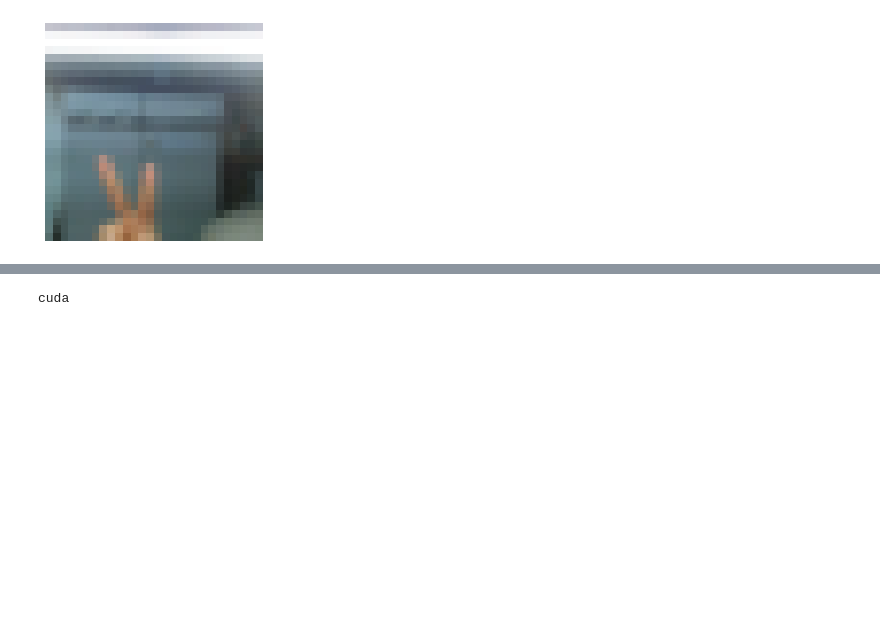
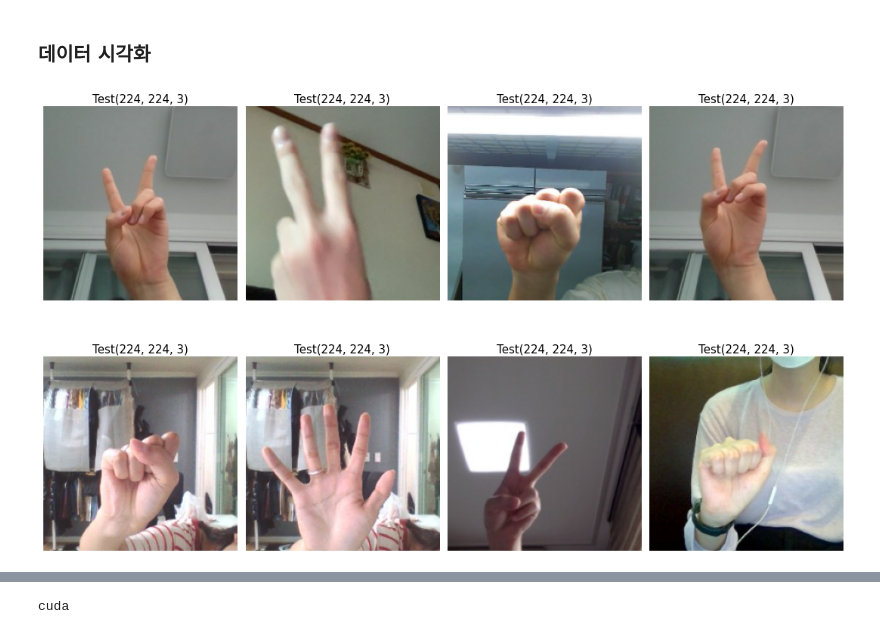
Before and after one commit to gjustin40/AIFFEL-Project, a Jupyter notebook: Mini-Project/Mini-Project01/EX01-Rock_Scissor_Paper(Pytorch).ipynb, the cells around one changed output, grey strips where cells are left out. Drawn from its saved outputs; the diff is of its cells as text; code cells hidden in the pictures; blank space fills up the shorter version.

```diff
--- a/Mini-Project/Mini-Project01/EX01-Rock_Scissor_Paper(Pytorch).ipynb
+++ b/Mini-Project/Mini-Project01/EX01-Rock_Scissor_Paper(Pytorch).ipynb
@@ -88,6 +101,0 @@ plt.show()
-# %%
-train_dir = os.path.join(base_dir, '사공')
-test_dir = os.path.join(base_dir, '수완')
-
-print(f'Train directory : {train_dir}')
-print(f'Test directory : {test_dir}')
@@ -97,9 +156,12 @@ Test directory : C:\Users\gjust\Documents\Github\data\rock_scissor_paper2\수완
 # %%
 transform = transforms.Compose([
-    transforms.Resize(28),
-    transforms.ToTensor(),
-    transforms.Normalize(mean=[0.485, 0.456, 0.406],
-                         std=[0.229, 0.224, 0.225])])
+    transforms.ToTensor(),])
+    #transforms.Normalize(mean=[0.485, 0.456, 0.406],
+#                         std=[0.229, 0.224, 0.225])])
 
-trainset = ImageFolder(root=train_dir, transform=transform)
-testset = ImageFolder(root=test_dir, transform=transform)
+trainset = RockScissorPaperDataset(path_list=train_image_list,
+                                   label_list=train_label_list,
+                                   transform=transform)
+testset = RockScissorPaperDataset(path_list=test_image_list,
+                                   label_list=test_label_list,
+                                   transform=transform)
@@ -109,18 +168,23 @@ testloader = DataLoader(testset, batch_size=1)
-# %%
-def img_show(dataloader, inv_norm=True):
-    images, labels = iter(dataloader).next()
-
-    if inv_norm:
-        inv_normalize = transforms.Normalize(mean=[-0.485/0.229, -0.456/0.224, -0.406/0.225],
-                                             std=[1/0.229, 1/0.224, 1/0.225])
-        images = inv_normalize(images)
-
-    grid = torchvision.utils.make_grid(images, padding=1)
-    grid = grid.permute(1,2,0)
-
-    plt.axis('off')
-    plt.imshow(grid)
-
-img_show(trainloader, inv_norm=True)
-# %% [output]
-[figure, removed]
+# %% [markdown]
+### 데이터 시각화
+# %%
+train_show = DataLoader(trainset, shuffle=True, batch_size=4)
+test_show = DataLoader(testset, shuffle=True, batch_size=4)
+
+def show_image(train_show, test_show):
+    train_img, train_label = iter(train_show).next()
+    test_img, test_label = iter(test_show).next()
+
+    image_list = np.concatenate([train_img.permute(0,2,3,1), test_img.permute(0,2,3,1)])
+
+    plt.figure(figsize=(15,10))
+    for i, image in enumerate(image_list):
+        plt.subplot(2,4,i+1)
+        plt.imshow(image)
+        plt.axis("off")
+        plt.title(f'Test{image.shape}' if i < 3 else f'Test{image.shape}', fontsize=15)
+
+show_image(train_show, test_show)
+plt.tight_layout()
+# %% [output]
+[figure, added]
```
Also changed, not shown: parts of 26 cells of this notebook.
